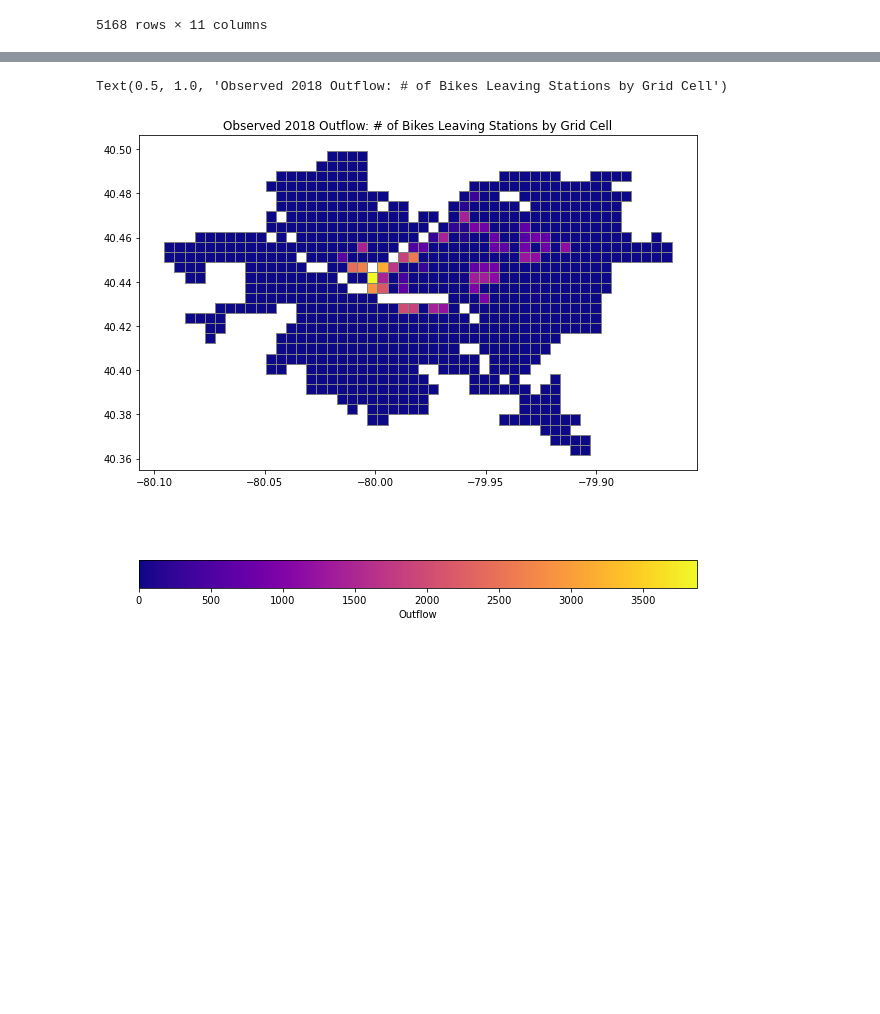
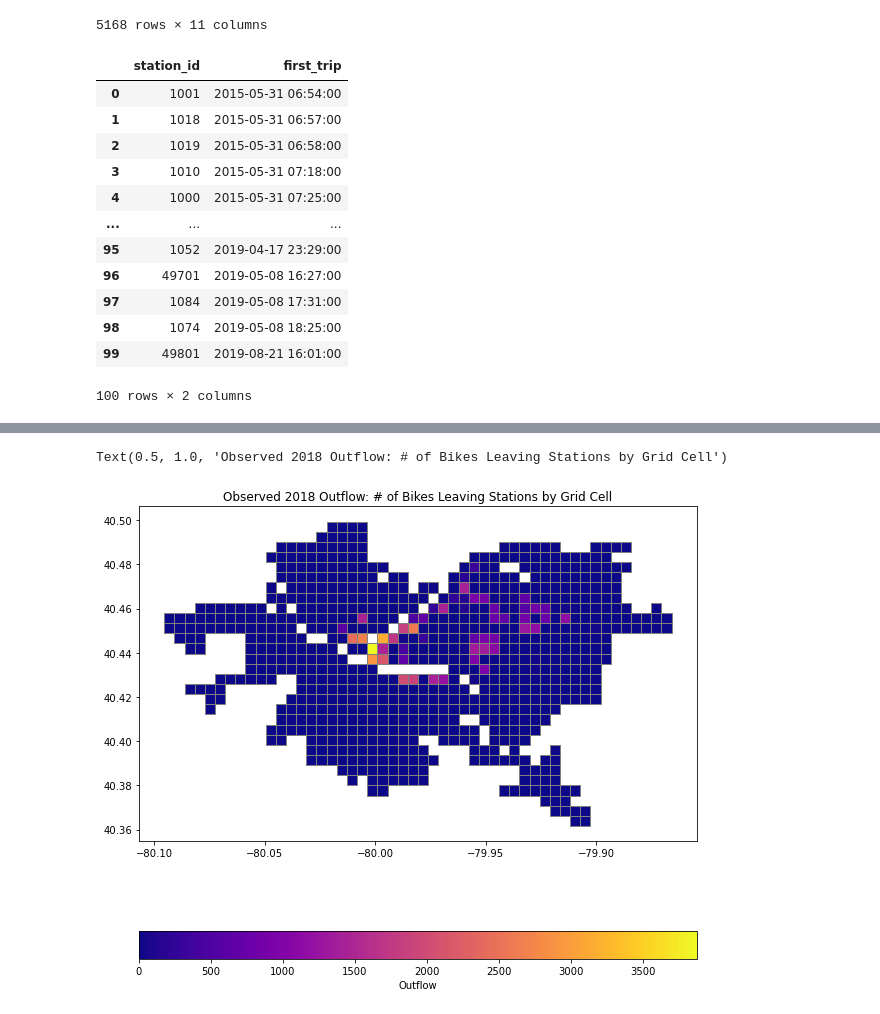
Before and after one commit to katelyn98/HealthyRide-Mapping, a Jupyter notebook: Notebooks/PGH ML DataSet.ipynb, the cells around one changed output, grey strips where cells are left out. Saved outputs shown, nothing was run; the diff lists cells and outputs as text; code cells hidden in the pictures; blank space fills up the shorter version.

```diff
--- a/Notebooks/PGH ML DataSet.ipynb
+++ b/Notebooks/PGH ML DataSet.ipynb
@@ -609,3 +610,22 @@ df_final_train
 | 5166 | 1396 | 1 | 7 | 60 | 74 | 63 | 26 nearby routes: 26 bus, 0 rail,... | 33.5 | NOV | ... |
 | 5167 | 1396 | 1 | 7 | 60 | 74 | 63 | 26 nearby routes: 26 bus, 0 rail,... | 53.3 | DEC | ... |
 5168 rows × 11 columns
+# %%
+df_made = pd.read_csv('../Data/stations_made_pgh.csv')
+df_made = df_made.drop(columns=['Unnamed: 0'])
+# stations_made = df_made.to_dict()
+df_made
+# %% [output]
+|  | station_id | first_trip |
+| 0 | 1001 | 2015-05-31 06:54:00 |
+| 1 | 1018 | 2015-05-31 06:57:00 |
+| 2 | 1019 | 2015-05-31 06:58:00 |
+| 3 | 1010 | 2015-05-31 07:18:00 |
+| 4 | 1000 | 2015-05-31 07:25:00 |
+| ... | ... | ... |
+| 95 | 1052 | 2019-04-17 23:29:00 |
+| 96 | 49701 | 2019-05-08 16:27:00 |
+| 97 | 1084 | 2019-05-08 17:31:00 |
+| 98 | 1074 | 2019-05-08 18:25:00 |
+| 99 | 49801 | 2019-08-21 16:01:00 |
+100 rows × 2 columns
```
Also changed, not shown: parts of 19 cells of this notebook, 3 other files.
